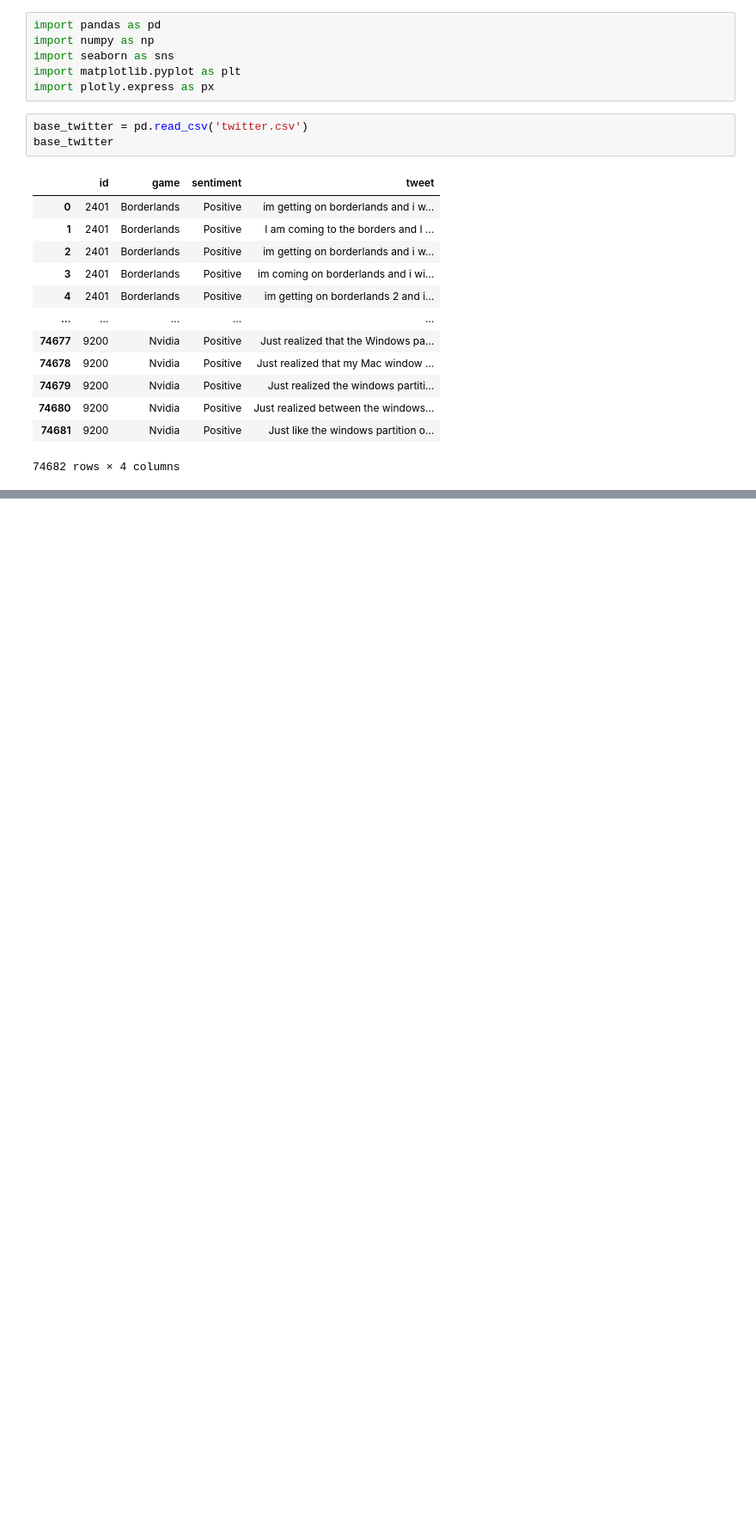
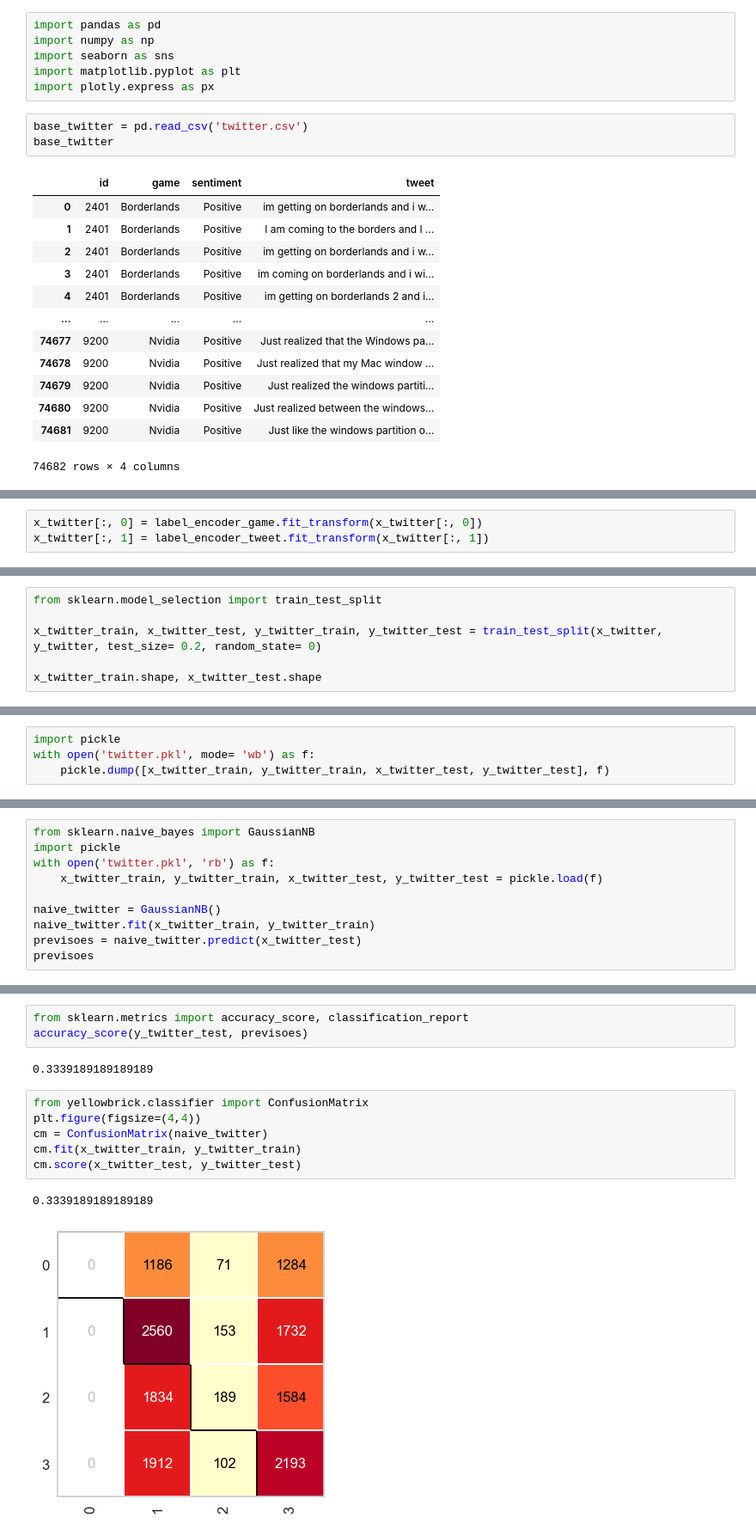
Before and after one commit to thaiiss7/machine-learning, a Jupyter notebook: twitter/main.ipynb, the cells around one changed output, grey strips where cells are left out. Shown at 86% size. Cells and saved outputs as stored; diff of their text form; blank space fills up the shorter version.

Commit message:
feat naive bayes training

```diff
--- a/twitter/main.ipynb
+++ b/twitter/main.ipynb
@@ -31,0 +60,3 @@ dtype: int64
+# %%
+x_twitter[:, 0] = label_encoder_game.fit_transform(x_twitter[:, 0])
+x_twitter[:, 1] = label_encoder_tweet.fit_transform(x_twitter[:, 1])
@@ -31,0 +77,6 @@ dtype: int64
+# %%
+from sklearn.model_selection import train_test_split
+
+x_twitter_train, x_twitter_test, y_twitter_train, y_twitter_test = train_test_split(x_twitter, y_twitter, test_size= 0.2, random_state= 0)
+
+x_twitter_train.shape, x_twitter_test.shape
@@ -31,0 +85,4 @@ dtype: int64
+# %%
+import pickle
+with open('twitter.pkl', mode= 'wb') as f:
+    pickle.dump([x_twitter_train, y_twitter_train, x_twitter_test, y_twitter_test], f)
@@ -31,0 +91,10 @@ dtype: int64
+# %%
+from sklearn.naive_bayes import GaussianNB
+import pickle
+with open('twitter.pkl', 'rb') as f:
+    x_twitter_train, y_twitter_train, x_twitter_test, y_twitter_test = pickle.load(f)
+
+naive_twitter = GaussianNB()
+naive_twitter.fit(x_twitter_train, y_twitter_train)
+previsoes = naive_twitter.predict(x_twitter_test)
+previsoes
@@ -31,0 +107,14 @@ dtype: int64
+# %%
+from sklearn.metrics import accuracy_score, classification_report
+accuracy_score(y_twitter_test, previsoes)
+# %% [output]
+0.3339189189189189
+# %%
+from yellowbrick.classifier import ConfusionMatrix
+plt.figure(figsize=(4,4))
+cm = ConfusionMatrix(naive_twitter)
+cm.fit(x_twitter_train, y_twitter_train)
+cm.score(x_twitter_test, y_twitter_test)
+# %% [output]
+0.3339189189189189
+[figure, added]
```
Also changed, not shown: parts of 16 cells of this notebook, 1 other file.
